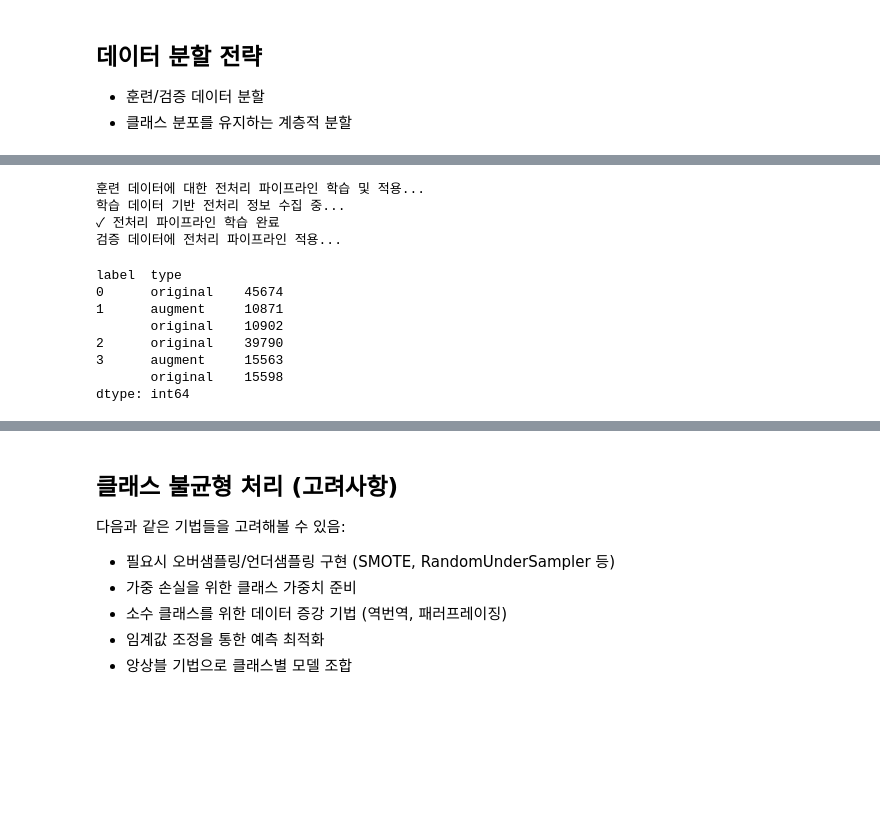
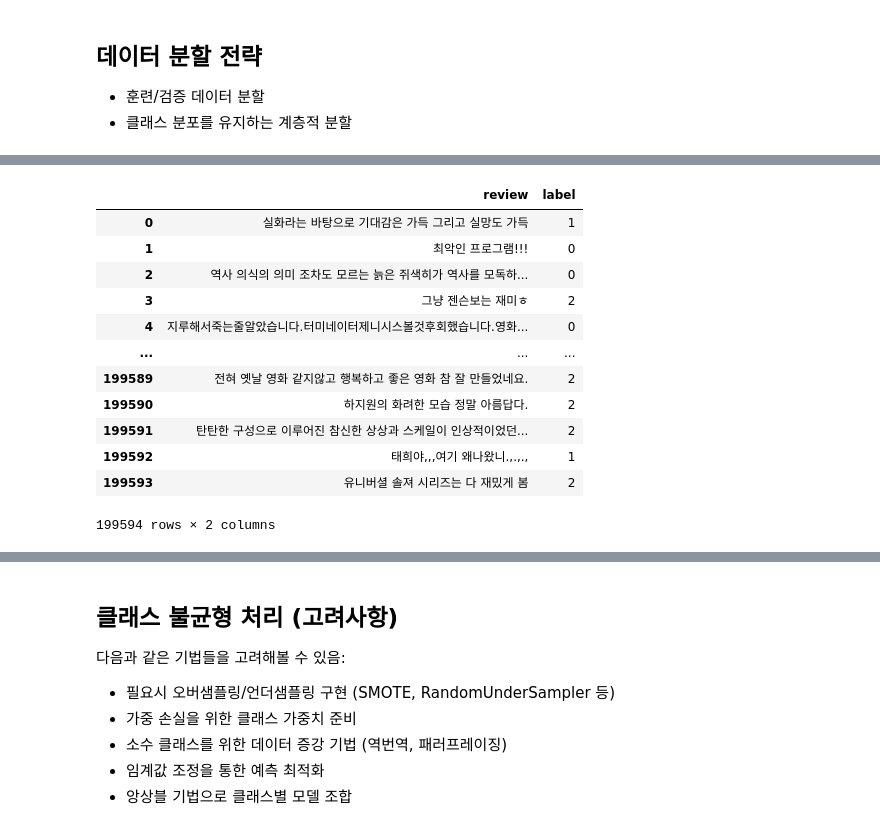
Before and after one commit to Jiho001/sentimental, a Jupyter notebook: sentiment.ipynb, the cells around one changed output, grey strips where cells are left out. Drawn from its saved outputs; the diff is of its cells as text; code cells hidden in the pictures; blank space fills up the shorter version.

```diff
--- a/sentiment.ipynb
+++ b/sentiment.ipynb
@@ -1253,38 +1306,21 @@ Class percentages:
 3      augment     19476
        original    19476
 dtype: int64
+# %%
+train_data = df_filtered.drop(columns=['ID', 'type', 'text_length', 'word_count'])
 # %%
-# 데이터 분할 - 최종 검증 완료!
-X = df_processed["review_normalized"]  # 텍스트 데이터는 전처리 -> 정규화 된 데이터 사용
-y = df_processed["label"]
-ids = df_processed["ID"]
-
-
-# 데이터 분할 - 텍스트 전처리 파이프라인 적용
-X = df_filtered["review"]  # 원본 텍스트 데이터 사용 (파이프라인에서 전처리 수행)
-y = df_filtered["label"]
-ids = df_filtered["ID"]
-dtype = df_filtered["type"]
-
-
-# 훈련/검증 데이터 분할 (train 80%, val 20%) - 계층 분할로 클래스 분포 유지
-X_train, X_val, y_train, y_val, ids_train, ids_val, dtype_train, dtype_val = train_test_split(
-    X, y, ids, dtype, test_size=0.2, random_state=RANDOM_STATE, stratify=y
-)
-
-# 텍스트 전처리 파이프라인 적용
-print("훈련 데이터에 대한 전처리 파이프라인 학습 및 적용...")
-X_train_processed = preprocessor.fit_transform(X_train.tolist(), y_train.tolist())
-
-print("검증 데이터에 전처리 파이프라인 적용...")
-X_val_processed = preprocessor.transform(X_val.tolist())
-
-# 원본 데이터프레임 구조로 분할된 데이터 생성 - 모델 학습용 형태
-train_data = pd.DataFrame(
-    {"ID": ids_train, "review": X_train_processed, "label": y_train, "type": dtype_train}
-).reset_index(drop=True)
+train_data
 # %% [output]
+|  | review | label |
+| 0 | 실화라는 바탕으로 기대감은 가득 그리고 실망도 가득 | 1 |
+| 1 | 최악인 프로그램!!! | 0 |
+| 2 | 역사 의식의 의미 조차도 모르는 늙은 쥐색히가 역사를 모독하... | 0 |
+| 3 | 그냥 젠슨보는 재미ㅎ | 2 |
+| 4 | 지루해서죽는줄알았습니다.터미네이터제니시스볼것후회했습니다.영화... | 0 |
+| ... | ... | ... |
+| 199589 | 전혀 옛날 영화 같지않고 행복하고 좋은 영화 참 잘 만들었네요. | 2 |
+| 199590 | 하지원의 화려한 모습 정말 아름답다. | 2 |
+| 199591 | 탄탄한 구성으로 이루어진 참신한 상상과 스케일이 인상적이었던... | 2 |
+| 199592 | 태희야,,,여기 왜나왔니.,.,., | 1 |
+| 199593 | 유니버셜 솔져 시리즈는 다 재밌게 봄 | 2 |
-훈련 데이터에 대한 전처리 파이프라인 학습 및 적용...
-학습 데이터 기반 전처리 정보 수집 중...
-✓ 전처리 파이프라인 학습 완료
-검증 데이터에 전처리 파이프라인 적용...
+199594 rows × 2 columns
@@ -1296,11 +1326,0 @@ train_data= train_data[
-# %%
-train_data.groupby(["label", "type"]).size()
-# %% [output]
-label  type
-0      original    45674
-1      augment     10871
-       original    10902
-2      original    39790
-3      augment     15563
-       original    15598
-dtype: int64
```
Also changed, not shown: parts of 42 cells of this notebook.
